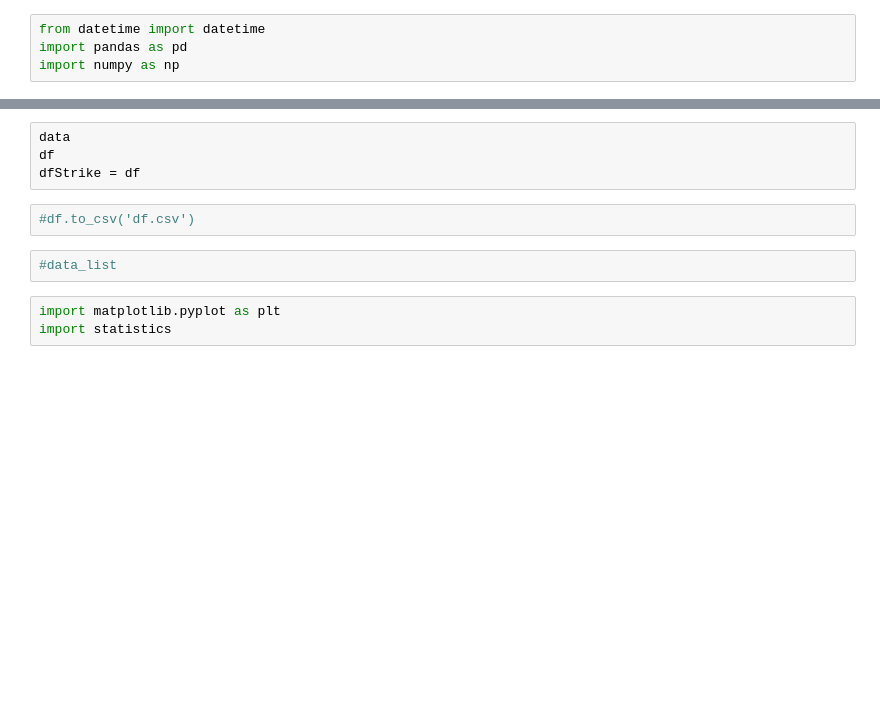
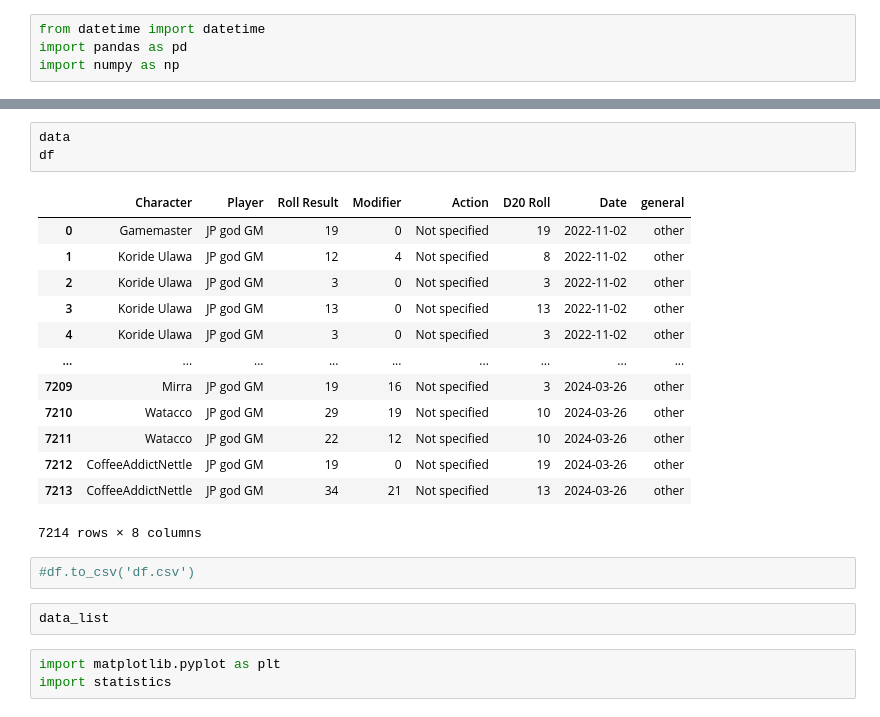
Before and after one commit to jpcg698/PF2e-campaign-analysis, a Jupyter notebook: roll.ipynb, the cells around one changed output, grey strips where cells are left out. Cells and saved outputs as stored; diff of their text form; blank space fills up the shorter version.

```diff
--- a/roll.ipynb
+++ b/roll.ipynb
@@ -130,11 +192,24 @@ except Exception as e:
 # %%
 data
 df
-dfStrike = df
+# %% [output]
+|  | Character | Player | Roll Result | Modifier | Action | D20 Roll | Date | general |
+| 0 | Gamemaster | JP god GM | 19 | 0 | Not specified | 19 | 2022-11-02 | other |
+| 1 | Koride Ulawa | JP god GM | 12 | 4 | Not specified | 8 | 2022-11-02 | other |
+| 2 | Koride Ulawa | JP god GM | 3 | 0 | Not specified | 3 | 2022-11-02 | other |
+| 3 | Koride Ulawa | JP god GM | 13 | 0 | Not specified | 13 | 2022-11-02 | other |
+| 4 | Koride Ulawa | JP god GM | 3 | 0 | Not specified | 3 | 2022-11-02 | other |
+| ... | ... | ... | ... | ... | ... | ... | ... | ... |
+| 7209 | Mirra | JP god GM | 19 | 16 | Not specified | 3 | 2024-03-26 | other |
+| 7210 | Watacco | JP god GM | 29 | 19 | Not specified | 10 | 2024-03-26 | other |
+| 7211 | Watacco | JP god GM | 22 | 12 | Not specified | 10 | 2024-03-26 | other |
+| 7212 | CoffeeAddictNettle | JP god GM | 19 | 0 | Not specified | 19 | 2024-03-26 | other |
+| 7213 | CoffeeAddictNettle | JP god GM | 34 | 21 | Not specified | 13 | 2024-03-26 | other |
+7214 rows × 8 columns
 # %%
 #df.to_csv('df.csv')
-# %%
-#data_list
+# %%
+data_list
 # %%
 import matplotlib.pyplot as plt
 import statistics
```
Also changed, not shown: parts of 8 cells of this notebook, 3 other files.
